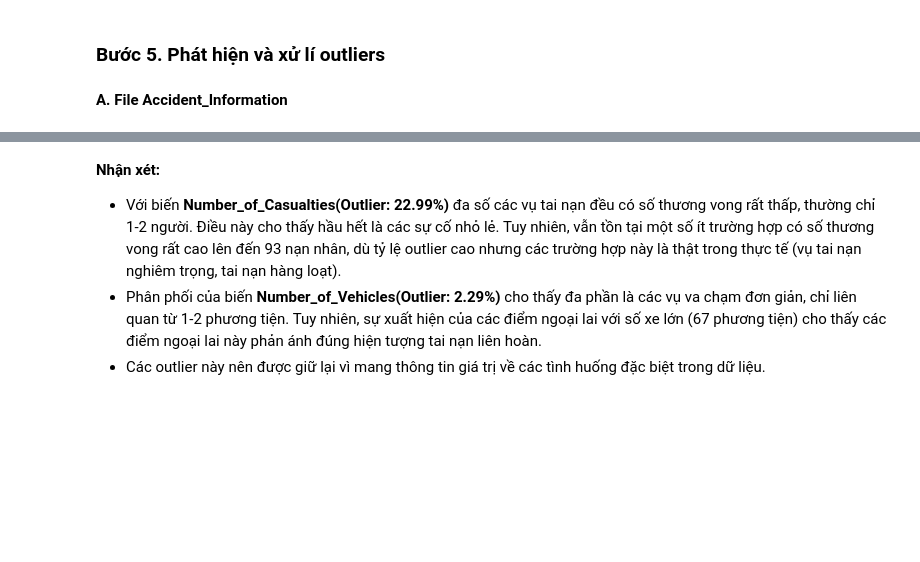
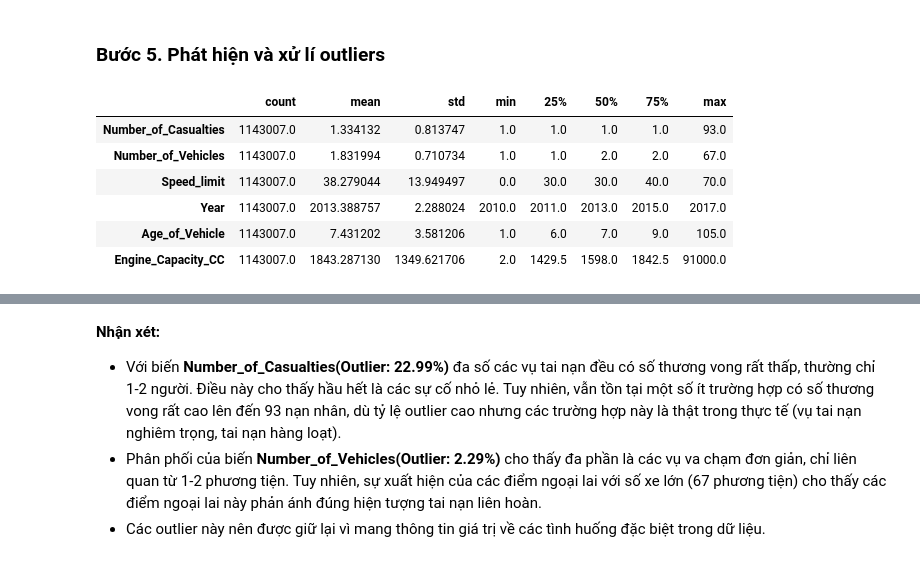
Before and after one commit to mihhwiNick/DA_project, a Jupyter notebook: UK_Road_Traffic_Accident_DA.ipynb, the cells around one changed output, grey strips where cells are left out. Cells and saved outputs as stored; diff of their text form; code cells hidden in the pictures; blank space fills up the shorter version.

```diff
--- a/UK_Road_Traffic_Accident_DA.ipynb
+++ b/UK_Road_Traffic_Accident_DA.ipynb
@@ -733,26 +764,34 @@ Weather_Conditions                  Unknown
 # %%
 missing_labels = [
     "Data missing or out of range",
-    "Unknown"
+    "Unknown",
+    "Not known",
+    "Other",
+    "Other/Not known (2005-10)",
+    "Unallocated"
 ]
-categorical_cols = accidents_clean.select_dtypes(include=['object']).columns
-for col in categorical_cols:
-    if col == "Urban_or_Rural_Area":
-        accidents_clean[col] = accidents_clean[col].replace({
-            "Data missing or out of range": "Missing",
-            "Unknown": "Missing"
-        })
-    else:
-        accidents_clean[col] = accidents_clean[col].replace(missing_labels, "Missing")
+
+categorical_cols = merged_data.select_dtypes(include=['object']).columns
 
 for col in categorical_cols:
-    missing_rate = (accidents_clean[col] == "Missing").mean()
+    # Chuẩn hóa text
+    merged_data[col] = merged_data[col].astype(str).str.strip()
 
-    if missing_rate < 0.05:
-        # Impute mode
-        mode_val = accidents_clean[col].mode()[0]
-        accidents_clean[col] = accidents_clean[col].replace("Missing", mode_val)
+    # Gom các nhãn đặc biệt thành 'Missing'
+    merged_data[col] = merged_data[col].replace(
+        {label: "Missing" for label in missing_labels}
+    )
+
+    # Tính tỉ lệ Missing
+    missing_rate = (merged_data[col] == "Missing").mean()
+
+    if missing_rate > 0.05:
+        # Giữ nguyên category Missing
+        print(f"[KEEP] {col}: {missing_rate:.2%} → kept as separate 'Missing' category")
+    elif missing_rate > 0:
+        # Impute bằng mode
+        mode_val = merged_data[col].mode()[0]
+        merged_data[col] = merged_data[col].replace("Missing", mode_val)
         print(f"[IMPUTE] {col}: {missing_rate:.2%} → replaced Missing with mode = {mode_val}")
-    else:
-        print(f"[KEEP] {col}: {missing_rate:.2%} → kept as separate 'Missing' category")
+    # Nếu missing_rate == 0, không làm gì
 # %% [output]
@@ -882,5 +833,13 @@ for col in categorical_cols:
 # %% [markdown]
 ### **Bước 5. Phát hiện và xử lí outliers**
-# %% [markdown]
-**A. File Accident_Information**
+# %%
+merged_data.describe().T
+# %% [output]
+|  | count | mean | std | min | 25% | 50% | 75% | max |
+| Number_of_Casualties | 1143007.0 | 1.334132 | 0.813747 | 1.0 | 1.0 | 1.0 | 1.0 | 93.0 |
+| Number_of_Vehicles | 1143007.0 | 1.831994 | 0.710734 | 1.0 | 1.0 | 2.0 | 2.0 | 67.0 |
+| Speed_limit | 1143007.0 | 38.279044 | 13.949497 | 0.0 | 30.0 | 30.0 | 40.0 | 70.0 |
+| Year | 1143007.0 | 2013.388757 | 2.288024 | 2010.0 | 2011.0 | 2013.0 | 2015.0 | 2017.0 |
+| Age_of_Vehicle | 1143007.0 | 7.431202 | 3.581206 | 1.0 | 6.0 | 7.0 | 9.0 | 105.0 |
+| Engine_Capacity_CC | 1143007.0 | 1843.287130 | 1349.621706 | 2.0 | 1429.5 | 1598.0 | 1842.5 | 91000.0 |
 # %%
```
Also changed, not shown: parts of 28 cells of this notebook.
